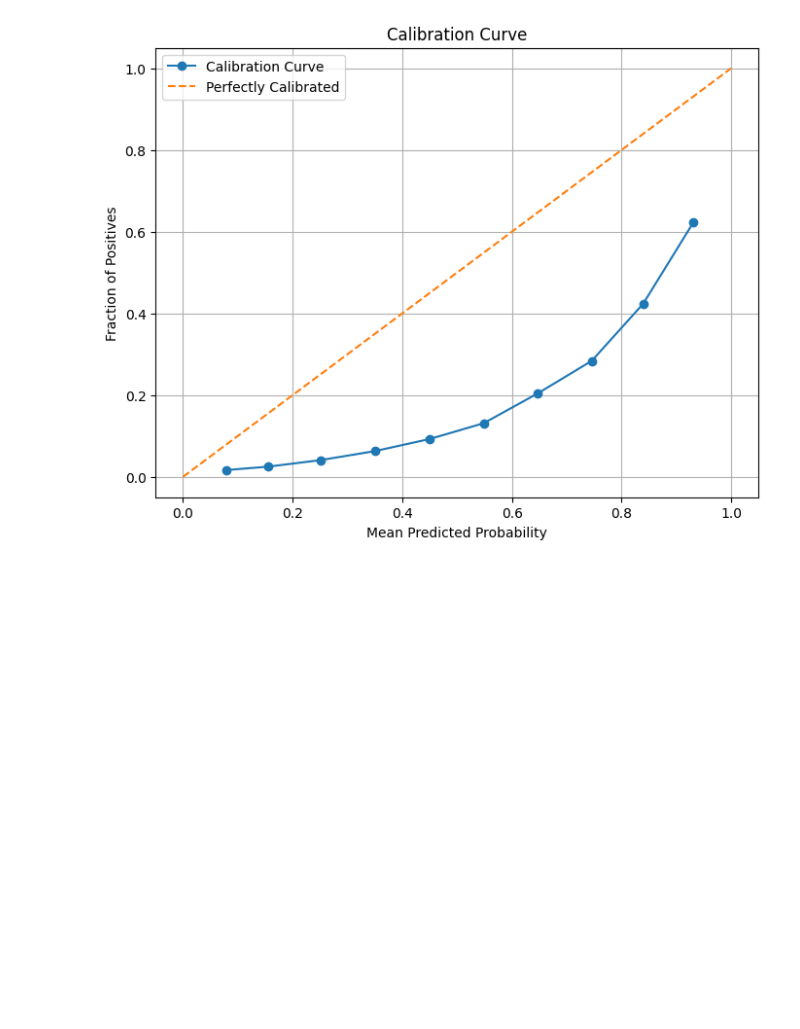
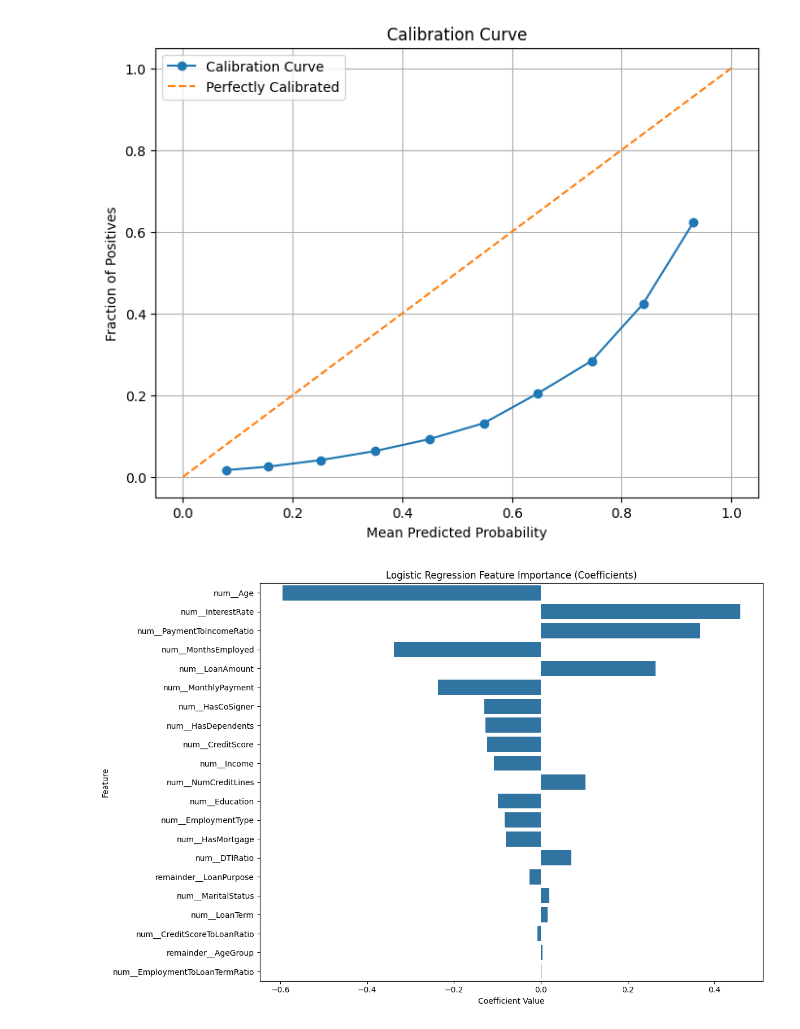
Before and after one commit to it21813702/ML_Assignment_1, a Jupyter notebook: ML_Assignment1.ipynb, the cells around one changed output. Saved outputs shown, nothing was run; the diff lists cells and outputs as text; code cells hidden in the pictures; blank space fills up the shorter version.

```diff
--- a/ML_Assignment1.ipynb
+++ b/ML_Assignment1.ipynb
@@ -717,7 +717,7 @@ grid_search = GridSearchCV(
     cv=cv,
     scoring='roc_auc',   # Use ROC AUC to evaluate performance
     verbose=1,
-    n_jobs=-1            # Utilize all available CPU cores
+    n_jobs=1            # Utilize all available CPU cores
 )
 # %%
 # Train the Model with Grid Search
@@ -953,3 +955,42 @@ plt.grid(True)
 plt.show()
 # %% [output]
 [figure]
+# %%
+# ----------------- Feature Importance Plot for Logistic Regression -----------------
+
+import matplotlib.pyplot as plt
+import seaborn as sns
+import pandas as pd
+
+# Extract the preprocessor and classifier from the best logistic regression pipeline
+preprocessor_lr = best_model.named_steps['preprocessor']
+lr_model = best_model.named_steps['classifier']
+
+# Obtain the transformed feature names.
+# Note: get_feature_names_out() is available in scikit-learn 1.0 and above.
+feature_names = preprocessor_lr.get_feature_names_out()
+
+# Get the coefficients from the logistic regression model.
+# Logistic Regression coefficients shape: (1, n_features)
+coefs = lr_model.coef_.flatten()
+
+# Create a DataFrame for visualization.
+fi_lr_df = pd.DataFrame({
+    'Feature': feature_names,
+    'Coefficient': coefs
+})
+
+# Create an additional column for absolute coefficient values to sort by importance.
+fi_lr_df['AbsCoefficient'] = fi_lr_df['Coefficient'].abs()
+fi_lr_df.sort_values('AbsCoefficient', ascending=False, inplace=True)
+
+# Plot the feature importances using a horizontal bar plot.
+plt.figure(figsize=(12, 8))
+sns.barplot(x='Coefficient', y='Feature', data=fi_lr_df)
+plt.title('Logistic Regression Feature Importance (Coefficients)')
+plt.xlabel('Coefficient Value')
+plt.ylabel('Feature')
+plt.tight_layout()
+plt.show()
+# %% [output]
+[figure, added]
```
Also changed, not shown: parts of 6 cells of this notebook.
